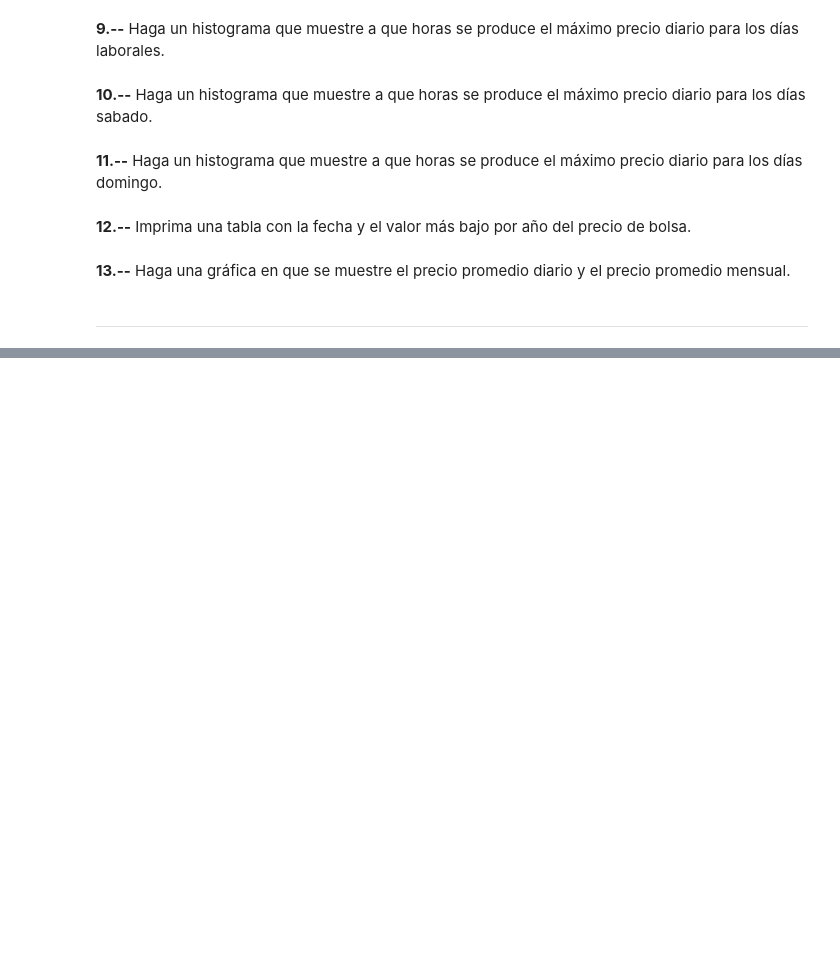
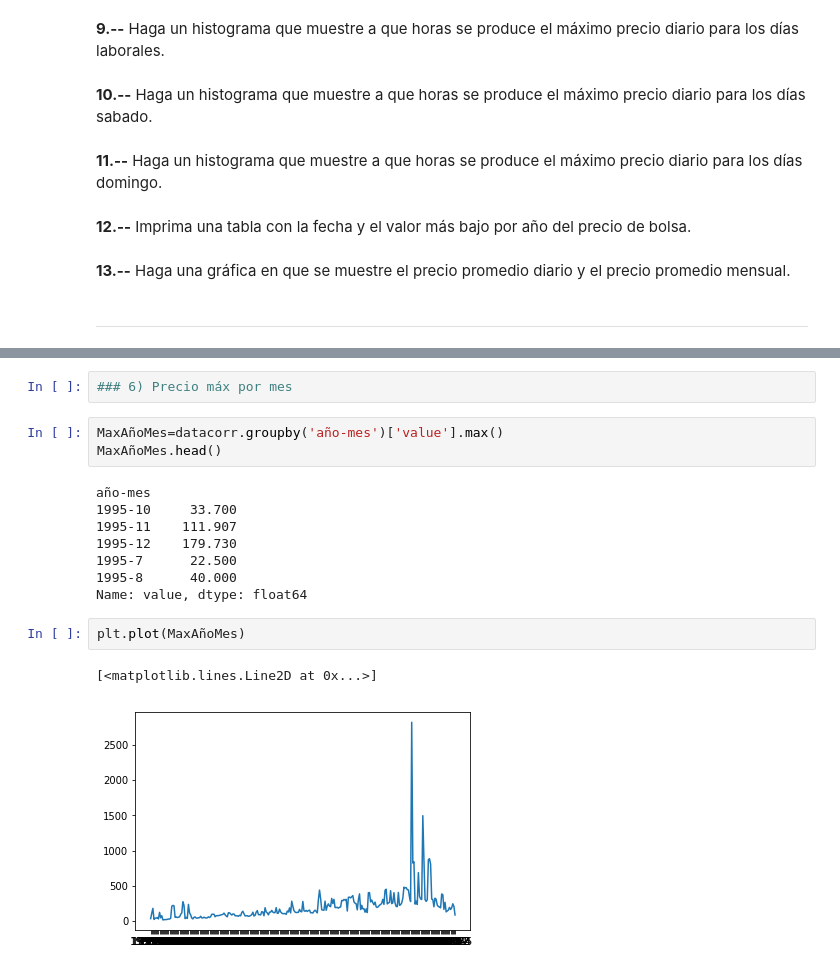
Before and after one commit to cda-2019-01/lab-analisis-exploratorio-de-datos-jlmejiav, a Jupyter notebook: LAB-precios-electricidad.ipynb, the cells around one changed output, grey strips where cells are left out. Saved outputs shown, nothing was run; the diff lists cells and outputs as text; blank space fills up the shorter version.

```diff
--- a/LAB-precios-electricidad.ipynb
+++ b/LAB-precios-electricidad.ipynb
@@ -62,0 +202,18 @@ TypeError: 'tuple' object is not callable
+# %%
+### 6) Precio máx por mes
+# %%
+MaxAñoMes=datacorr.groupby('año-mes')['value'].max()
+MaxAñoMes.head()
+# %% [output]
+año-mes
+1995-10     33.700
+1995-11    111.907
+1995-12    179.730
+1995-7      22.500
+1995-8      40.000
+Name: value, dtype: float64
+# %%
+plt.plot(MaxAñoMes)
+# %% [output]
+[<matplotlib.lines.Line2D at 0x...>]
+[figure, added]
```
Also changed, not shown: parts of 92 cells of this notebook, 1 other file.
